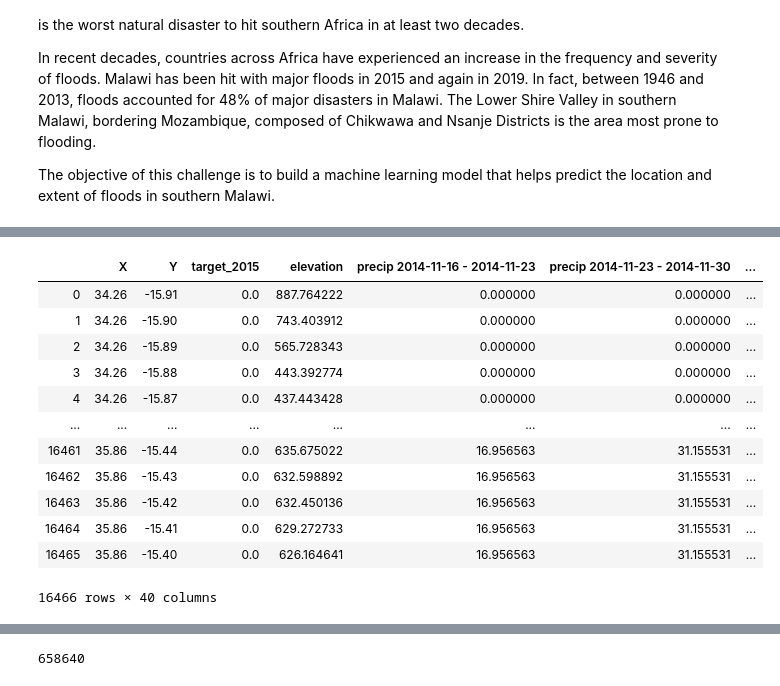
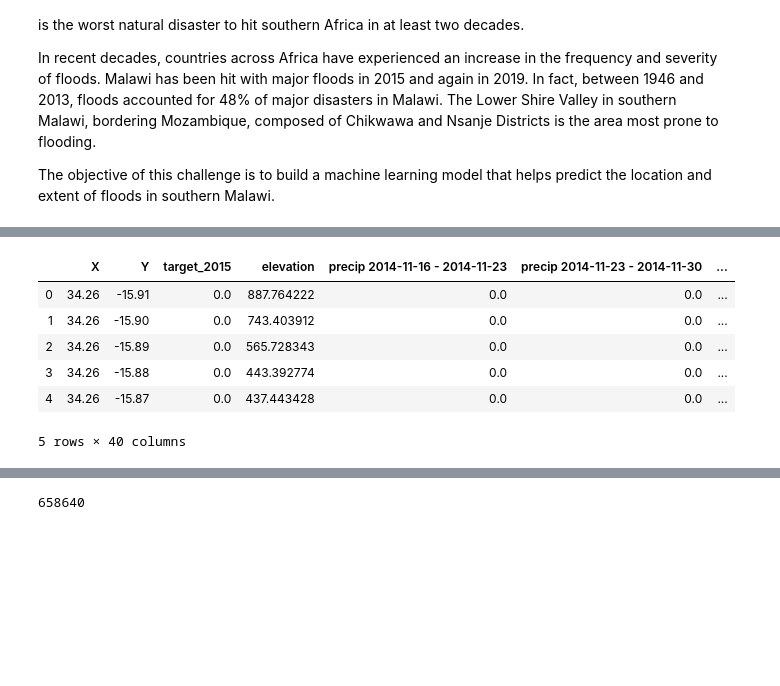
Before and after one commit to giorosati/2020_zindi_malawi_flood, a Jupyter notebook: malawi_flood_v2.ipynb, the cells around one changed output, grey strips where cells are left out. Saved outputs shown, nothing was run; the diff lists cells and outputs as text; code cells hidden in the pictures; blank space fills up the shorter version.

Commit message:
table added

```diff
--- a/malawi_flood_v2.ipynb
+++ b/malawi_flood_v2.ipynb
@@ -76,18 +111,12 @@ train = pd.read_csv('Train.csv')
 # %%
 goal = 'target_2015'
 # %%
-train
+train.head()
 # %% [output]
 |  | X | Y | target_2015 | elevation | precip 2014-11-16 - 2014-11-23 | precip 2014-11-23 - 2014-11-30 | ... |
-| 0 | 34.26 | -15.91 | 0.0 | 887.764222 | 0.000000 | 0.000000 | ... |
-| 1 | 34.26 | -15.90 | 0.0 | 743.403912 | 0.000000 | 0.000000 | ... |
-| 2 | 34.26 | -15.89 | 0.0 | 565.728343 | 0.000000 | 0.000000 | ... |
-| 3 | 34.26 | -15.88 | 0.0 | 443.392774 | 0.000000 | 0.000000 | ... |
-| 4 | 34.26 | -15.87 | 0.0 | 437.443428 | 0.000000 | 0.000000 | ... |
-| ... | ... | ... | ... | ... | ... | ... | ... |
-| 16461 | 35.86 | -15.44 | 0.0 | 635.675022 | 16.956563 | 31.155531 | ... |
-| 16462 | 35.86 | -15.43 | 0.0 | 632.598892 | 16.956563 | 31.155531 | ... |
-| 16463 | 35.86 | -15.42 | 0.0 | 632.450136 | 16.956563 | 31.155531 | ... |
-| 16464 | 35.86 | -15.41 | 0.0 | 629.272733 | 16.956563 | 31.155531 | ... |
-| 16465 | 35.86 | -15.40 | 0.0 | 626.164641 | 16.956563 | 31.155531 | ... |
+| 0 | 34.26 | -15.91 | 0.0 | 887.764222 | 0.0 | 0.0 | ... |
+| 1 | 34.26 | -15.90 | 0.0 | 743.403912 | 0.0 | 0.0 | ... |
+| 2 | 34.26 | -15.89 | 0.0 | 565.728343 | 0.0 | 0.0 | ... |
+| 3 | 34.26 | -15.88 | 0.0 | 443.392774 | 0.0 | 0.0 | ... |
+| 4 | 34.26 | -15.87 | 0.0 | 437.443428 | 0.0 | 0.0 | ... |
-16466 rows × 40 columns
+5 rows × 40 columns
```
Also changed, not shown: parts of 9 cells of this notebook, 1 other file.
